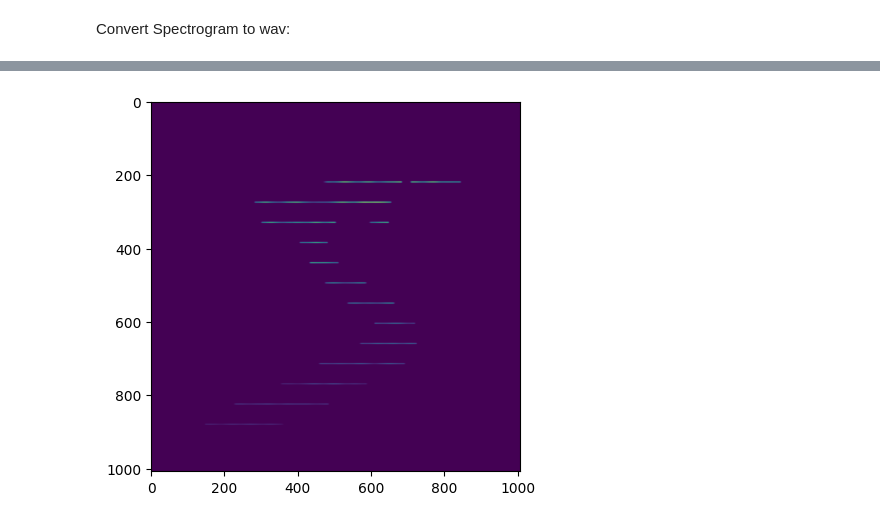
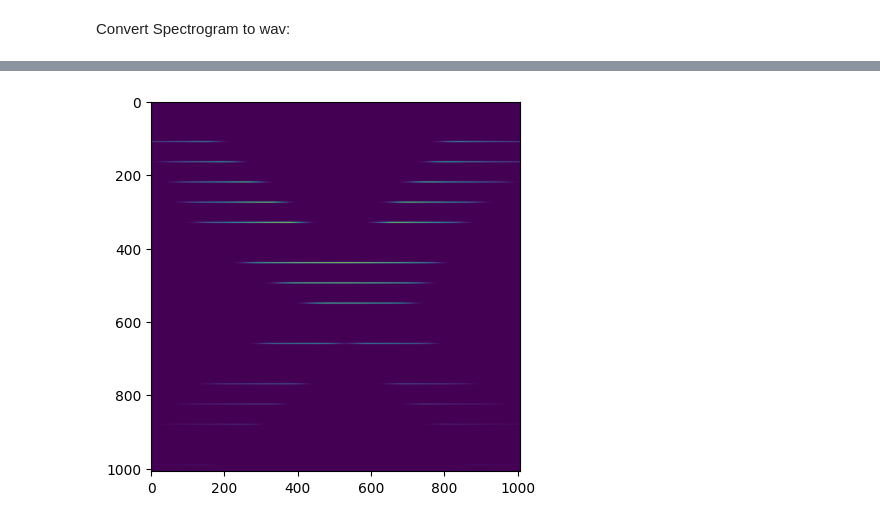
Before and after one commit to takakhoo/UNet-MNIST-to-Spectrogram, a Jupyter notebook: 1.ipynb, the cells around one changed output, grey strips where cells are left out. Saved outputs shown, nothing was run; the diff lists cells and outputs as text; code cells hidden in the pictures.

```diff
--- a/1.ipynb
+++ b/1.ipynb
@@ -144,16 +144,17 @@ def gaussian2d(image, sigma):
 '''
 
 
-def gaussianfilter(image, sigma, mu):
+def gaussianfilter(image, sigma, mu, fade):
 
     for row in range(image.shape[1]):
         #get pdf values for the row, multiply them by img
         image[row, :] = norm(loc = mu, scale = sigma).pdf(row) * image[row, :]
-
+    for col in range(image.shape[1]):
+        image[:, col] = norm(loc = 504, scale = fade).pdf(col) * image[:, col]
     return image
 
 test = np.full((1008, 1008), 255).astype(np.float64)
-test = gaussianfilter(test, 100, 110)
+test = gaussianfilter(test, 100, 110, 400)
 test= test / test.max()
 plt.imshow(test)
 plt.show()
@@ -255,19 +291,40 @@ import cv2
 
 inputs = ['thenumber4','thenumber5']
 
-fundamental_note = 55
+#note to assign for inputs
+fundamental_note = 110
+#center of y-direction filter
+mu = fundamental_note * 1
+#y-direction filter sd
+sigma = 400
+#track fades in and out
+fade_inout = 250
+#smear x
+smear_x = 20
+#smear y
+smear_y = 1
+#x and y smoothing
+smooth_xy = 0
+#duration of track
+duration = 1
 
-mu = fundamental_note * 2
-sigma = 400
-
-smear_x = 1
-smear_y = 1
-smooth_xy = 0
-duration = 3
-
+##NOISE APPLIED TO OUTPUT
+#Perlin noise constants for x and y
 pnoisex = 24
 pnoisey = 24
-lacunarity = 1
+#Adds static fuzz to spectrogram
+fuzz = 1
+#Waters down perlin noise
+dilution = 20
+
+##NOISE OVERLAID
+scale = 0 # Set 0 to disable
+pnoisex2 = 2
+pnoisey2 = 24
+fuzz2 = 0
+dilution2 = 20
+
+
 
 for i in inputs:
 
@@ -275,38 +332,50 @@ for i in inputs:
 
     #Gaussian Filter
     im2array = cv2.imread(f'{i}.png', cv2.IMREAD_GRAYSCALE).astype(np.float32)
-    filtered = gaussianfilter(im2array, sigma, mu)
+    filtered = gaussianfilter(im2array, sigma, mu, fade_inout)
     curr = filtered
 
     #Harmonics etc
     harmonic = freq_selection(curr, fundamental_note)
     curr = harmonic
 
-
-
-
-
     #y-axis gaussian smear
     y_gaussian = gaussian1d(curr, smear_y, 0)
-    y_gaussian = (y_gaussian - y_gaussian.min()) / (y_gaussian.max() - y_gaussian.min()) * 255 #Normalize
     curr = y_gaussian
+    curr = (curr - curr.min()) / (curr.max() - curr.min()) * 255
 
     #x-axis gaussian smear
     x_gaussian = gaussian1d(curr, smear_x, 1)
-    x_gaussian = (x_gaussian - x_gaussian.min()) / (x_gaussian.max() - x_gaussian.min()) * 255 #Normalize
     curr = x_gaussian
+    curr = (curr - curr.min()) / (curr.max() - curr.min()) * 255
 
     #smoothing (2-D gaussian)
     smoothed = gaussian2d(curr, smooth_xy)
-    smoothed = (smoothed  - smoothed.min()) / (smoothed.max() - smoothed.min()) * 255
     curr = smoothed
+    curr = (curr - curr.min()) / (curr.max() - curr.min()) * 255
 
     #perlin-noise
-    perlin = perlin_2d(curr, pnoisex, pnoisey)
+    perlin = perlin_2d(curr, pnoisex, pnoisey, fuzz, dilution)
     curr = perlin
+    curr = (curr - curr.min()) / (curr.max() - curr.min()) * 255
+
+    #noise overlay
+    overlay = perlin_2d_filter(curr, scale, pnoisex2, pnoisey2, fuzz2, dilution2)
+    curr = curr + overlay
 
     plt.imshow(curr)
     plt.show()
 
+    #convert to wav file
     convert_to_wav(curr, f'{i}-out.wav', duration)
+
+    #save image for comparison
+    Image.fromarray(curr).convert('RGB').save(f'{i}-out.png')
+
+#compare images
+imageA = cv2.imread(f'{inputs[0]}-out.png')
+imageB = cv2.imread(f'{inputs[1]}-out.png')
+
+ssim_score = calculate_ssim(imageA, imageB)
+print(f"SSIM score: {ssim_score}")
 # %% [output]
@@ -315 +384 @@ for i in inputs:
-[figure, old version]
+[figure, new version]
```
Also changed, not shown: parts of 7 cells of this notebook, 2 other files.
